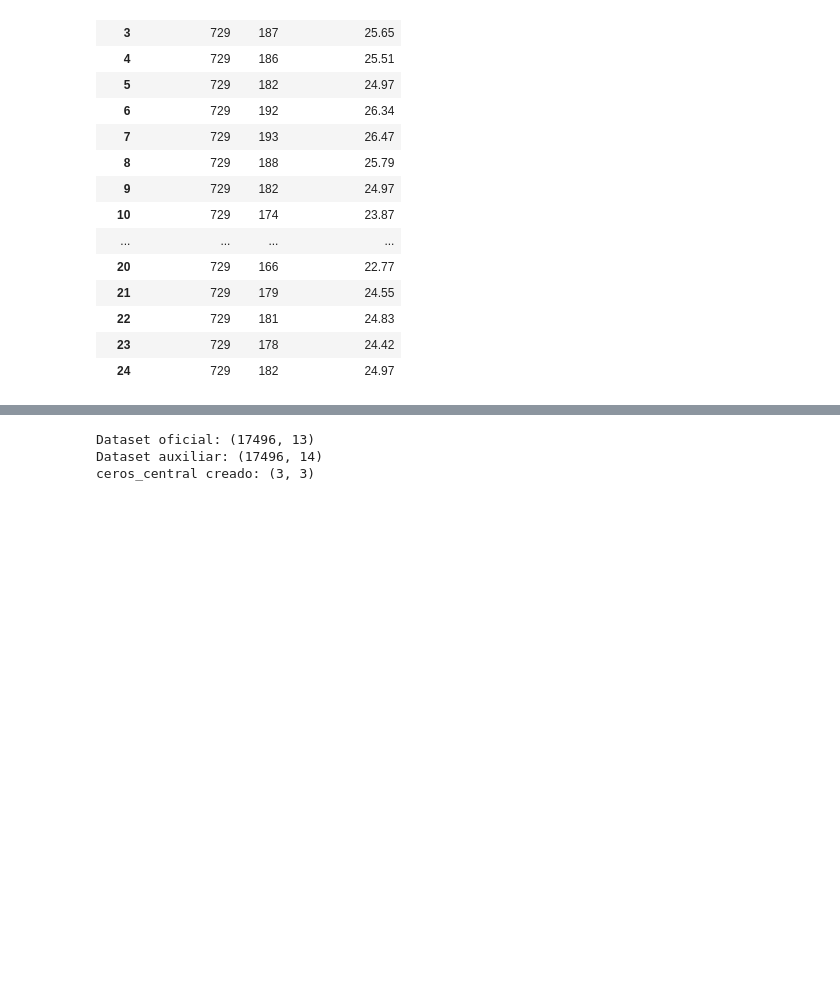
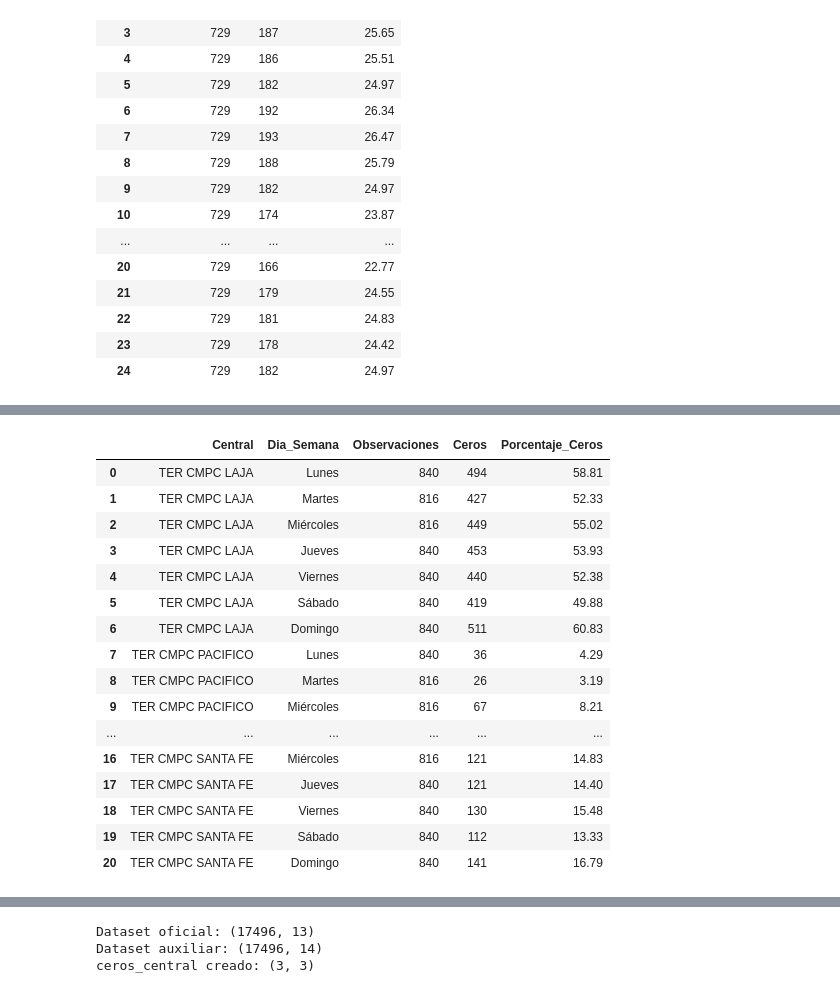
Before and after one commit to vedurancisterna-alt/Grupo-2-Sumativa-1-, a Jupyter notebook: F2/F2_preparacion_datos.ipynb, the cells around one changed output, grey strips where cells are left out. Saved outputs shown, nothing was run; the diff lists cells and outputs as text; code cells hidden in the pictures; blank space fills up the shorter version.

```diff
--- a/F2/F2_preparacion_datos.ipynb
+++ b/F2/F2_preparacion_datos.ipynb
@@ -433 +576,55 @@ display(ceros_hora.round(2))
+# %%
+orden_dias = [
+    "Lunes", "Martes", "Miércoles", "Jueves",
+    "Viernes", "Sábado", "Domingo"
+]
+
+ceros_dia_central = (
+    df_analisis
+    .groupby(["Central", "Dia_Semana"])
+    .agg(
+        Observaciones=("Generacion_MWh", "size"),
+        Ceros=("Es_Cero", "sum")
+    )
+    .reset_index()
+)
+
+ceros_dia_central["Porcentaje_Ceros"] = (
+    ceros_dia_central["Ceros"]
+    / ceros_dia_central["Observaciones"]
+    * 100
+).round(2)
+
+ceros_dia_central["Dia_Semana"] = pd.Categorical(
+    ceros_dia_central["Dia_Semana"],
+    categories=orden_dias,
+    ordered=True
+)
+
+ceros_dia_central = (
+    ceros_dia_central
+    .sort_values(["Central", "Dia_Semana"])
+    .reset_index(drop=True)
+)
+
+assert len(ceros_dia_central) == 21
+display(ceros_dia_central)
+# %% [output]
+|  | Central | Dia_Semana | Observaciones | Ceros | Porcentaje_Ceros |
+| 0 | TER CMPC LAJA | Lunes | 840 | 494 | 58.81 |
+| 1 | TER CMPC LAJA | Martes | 816 | 427 | 52.33 |
+| 2 | TER CMPC LAJA | Miércoles | 816 | 449 | 55.02 |
+| 3 | TER CMPC LAJA | Jueves | 840 | 453 | 53.93 |
+| 4 | TER CMPC LAJA | Viernes | 840 | 440 | 52.38 |
+| 5 | TER CMPC LAJA | Sábado | 840 | 419 | 49.88 |
+| 6 | TER CMPC LAJA | Domingo | 840 | 511 | 60.83 |
+| 7 | TER CMPC PACIFICO | Lunes | 840 | 36 | 4.29 |
+| 8 | TER CMPC PACIFICO | Martes | 816 | 26 | 3.19 |
+| 9 | TER CMPC PACIFICO | Miércoles | 816 | 67 | 8.21 |
+| ... | ... | ... | ... | ... | ... |
+| 16 | TER CMPC SANTA FE | Miércoles | 816 | 121 | 14.83 |
+| 17 | TER CMPC SANTA FE | Jueves | 840 | 121 | 14.40 |
+| 18 | TER CMPC SANTA FE | Viernes | 840 | 130 | 15.48 |
+| 19 | TER CMPC SANTA FE | Sábado | 840 | 112 | 13.33 |
+| 20 | TER CMPC SANTA FE | Domingo | 840 | 141 | 16.79 |
 # %% [markdown]
```
Also changed, not shown: parts of 29 cells of this notebook, 3 other files.
